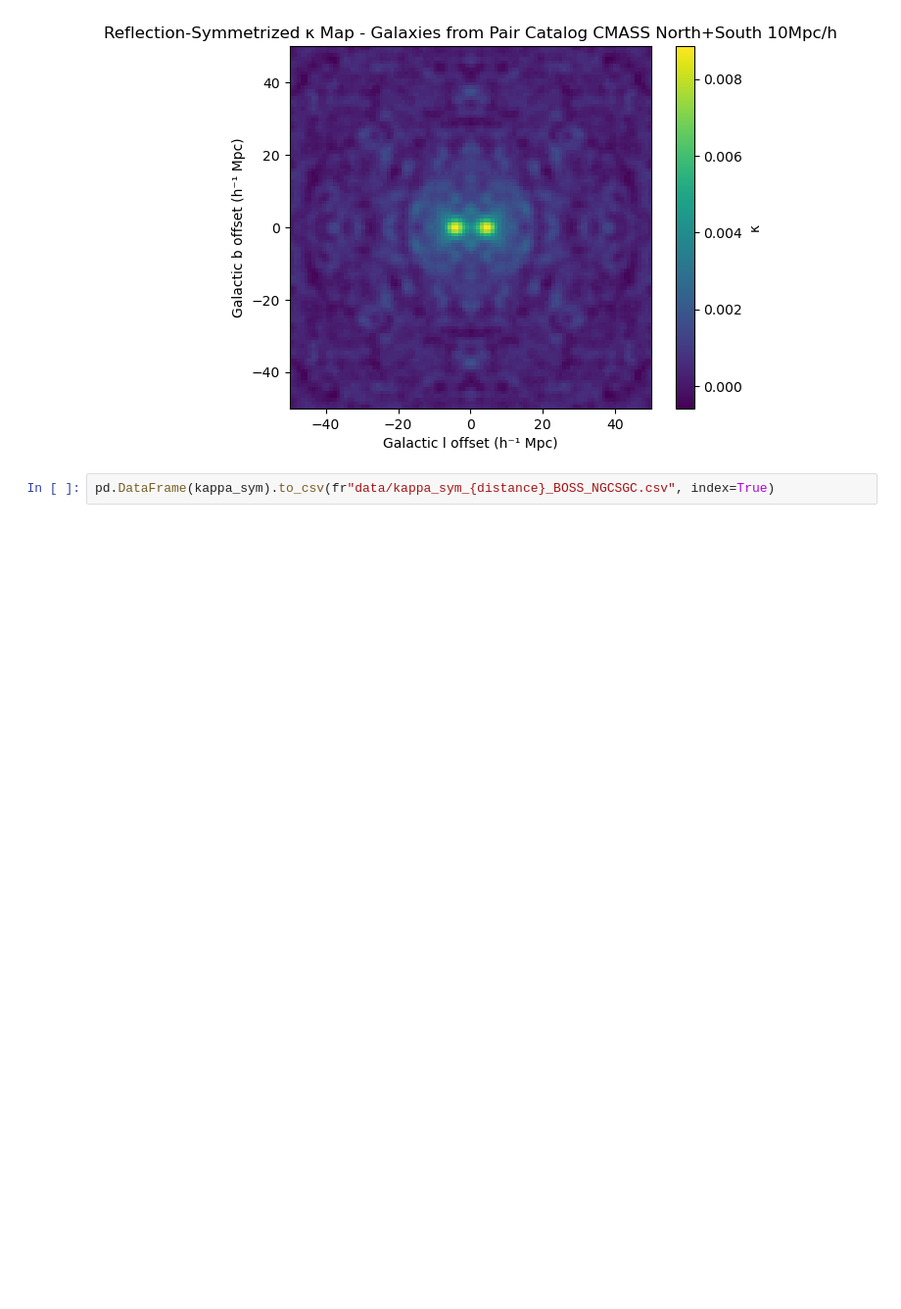
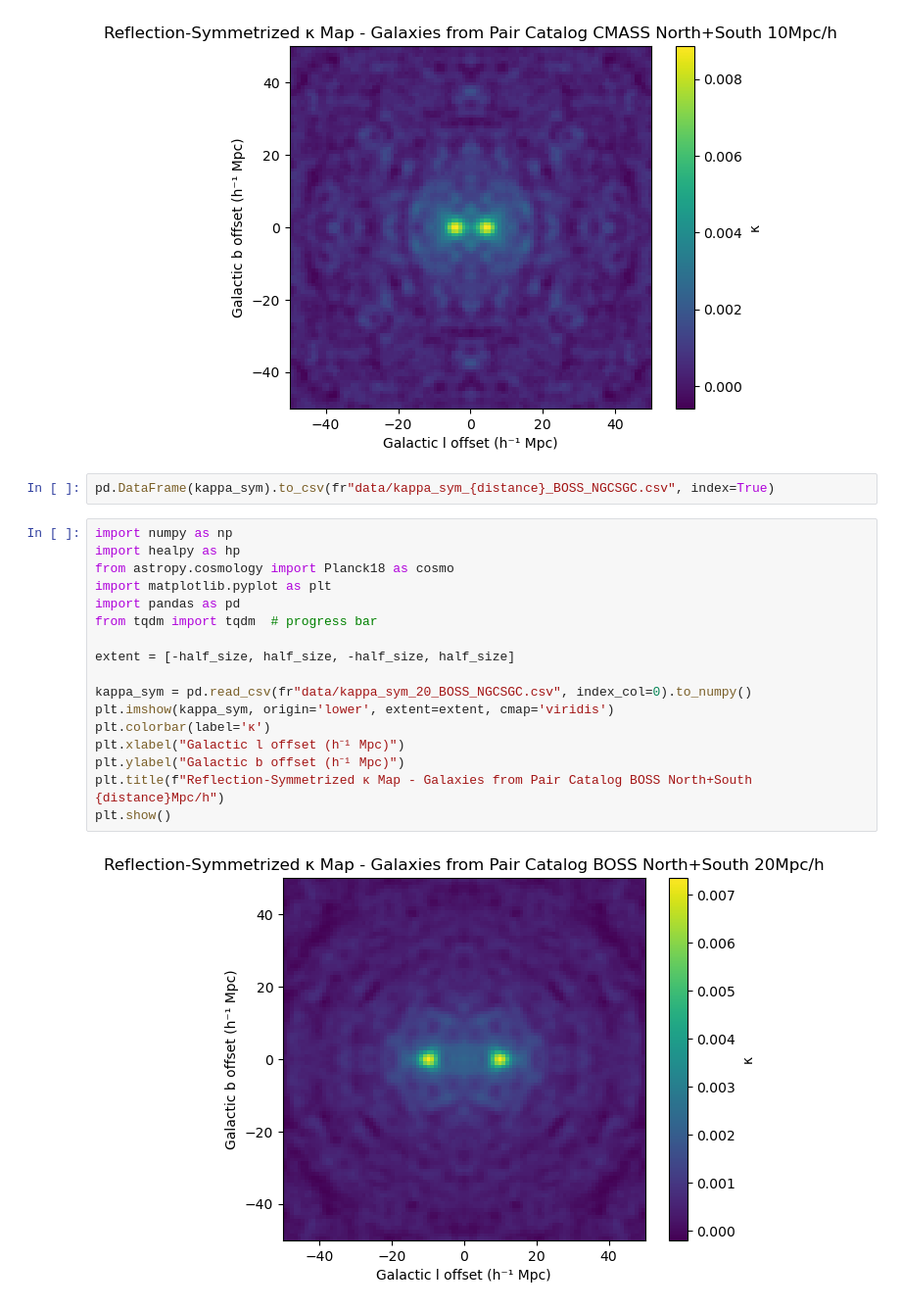
Before and after one commit to carolinewu327/astrophysics, a Jupyter notebook: stack_pairs_from_pair_catalog.ipynb, the cells around one changed output. Shown at 98% size. Saved outputs shown, nothing was run; the diff lists cells and outputs as text; blank space fills up the shorter version.

```diff
--- a/stack_pairs_from_pair_catalog.ipynb
+++ b/stack_pairs_from_pair_catalog.ipynb
@@ -286,3 +285,22 @@ plt.show()
 [figure]
 # %%
 pd.DataFrame(kappa_sym).to_csv(fr"data/kappa_sym_{distance}_BOSS_NGCSGC.csv", index=True)
+# %%
+import numpy as np
+import healpy as hp
+from astropy.cosmology import Planck18 as cosmo
+import matplotlib.pyplot as plt
+import pandas as pd
+from tqdm import tqdm  # progress bar
+
+extent = [-half_size, half_size, -half_size, half_size]
+
+kappa_sym = pd.read_csv(fr"data/kappa_sym_20_BOSS_NGCSGC.csv", index_col=0).to_numpy()
+plt.imshow(kappa_sym, origin='lower', extent=extent, cmap='viridis')
+plt.colorbar(label='κ')
+plt.xlabel("Galactic l offset (h⁻¹ Mpc)")
+plt.ylabel("Galactic b offset (h⁻¹ Mpc)")
+plt.title(f"Reflection-Symmetrized κ Map - Galaxies from Pair Catalog BOSS North+South {distance}Mpc/h")
+plt.show()
+# %% [output]
+[figure, added]
```
Also changed, not shown: parts of 2 cells of this notebook, 5 other files.
